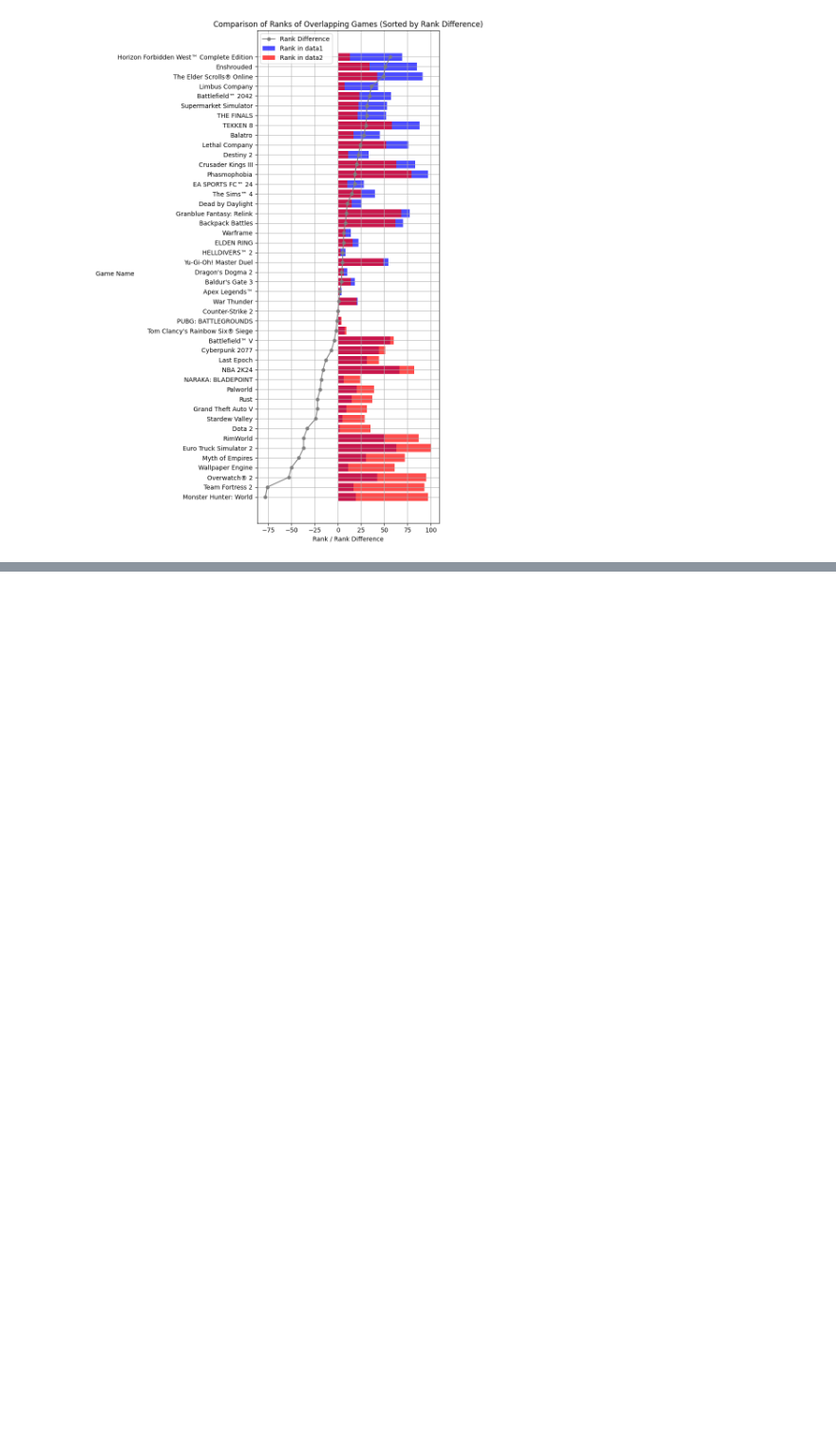
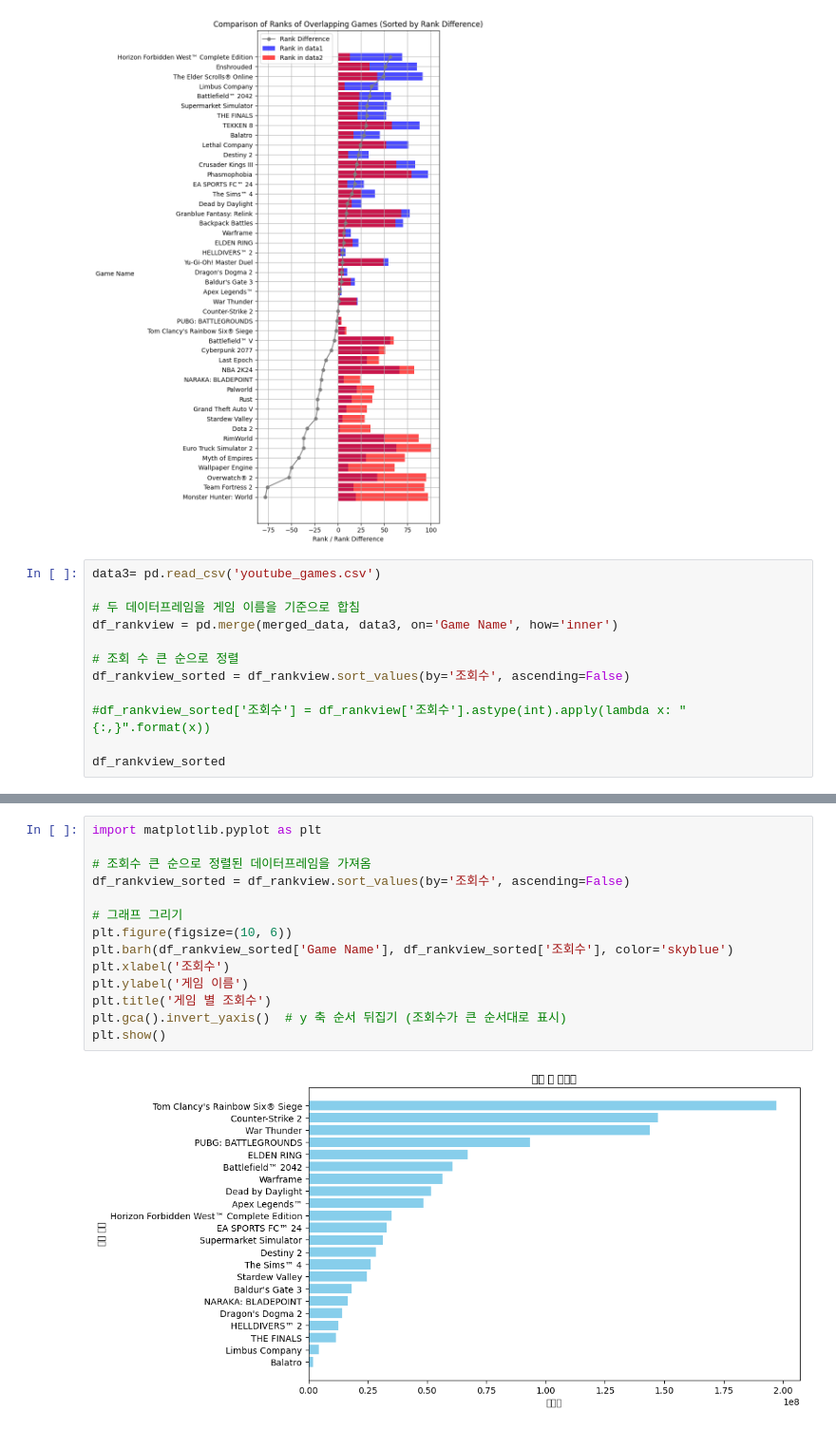
Before and after one commit to SeSAC-UE-AI/AIProject, a Jupyter notebook: Project/JYJ/steam_sellCnt.ipynb, the cells around one changed output, grey strips where cells are left out. Shown: that part at 95% size. Cells and saved outputs as stored; diff of their text form; blank space fills up the shorter version.

```diff
--- a/Project/JYJ/steam_sellCnt.ipynb
+++ b/Project/JYJ/steam_sellCnt.ipynb
@@ -308,3 +308,15 @@ plt.savefig('OverlappingGames_difference3.png', dpi=300)  # 이미지 파일로
 plt.show()
 # %% [output]
 [figure]
+# %%
+data3= pd.read_csv('youtube_games.csv')
+
+# 두 데이터프레임을 게임 이름을 기준으로 합침
+df_rankview = pd.merge(merged_data, data3, on='Game Name', how='inner')
+
+# 조회 수 큰 순으로 정렬
+df_rankview_sorted = df_rankview.sort_values(by='조회수', ascending=False)
+
+#df_rankview_sorted['조회수'] = df_rankview['조회수'].astype(int).apply(lambda x: "{:,}".format(x))
+
+df_rankview_sorted
@@ -310,0 +341,16 @@ plt.show()
+# %%
+import matplotlib.pyplot as plt
+
+# 조회수 큰 순으로 정렬된 데이터프레임을 가져옴
+df_rankview_sorted = df_rankview.sort_values(by='조회수', ascending=False)
+
+# 그래프 그리기
+plt.figure(figsize=(10, 6))
+plt.barh(df_rankview_sorted['Game Name'], df_rankview_sorted['조회수'], color='skyblue')
+plt.xlabel('조회수')
+plt.ylabel('게임 이름')
+plt.title('게임 별 조회수')
+plt.gca().invert_yaxis()  # y 축 순서 뒤집기 (조회수가 큰 순서대로 표시)
+plt.show()
+# %% [output]
+[figure, added]
```
Also changed, not shown: parts of 1 cell of this notebook, 1 other file.
